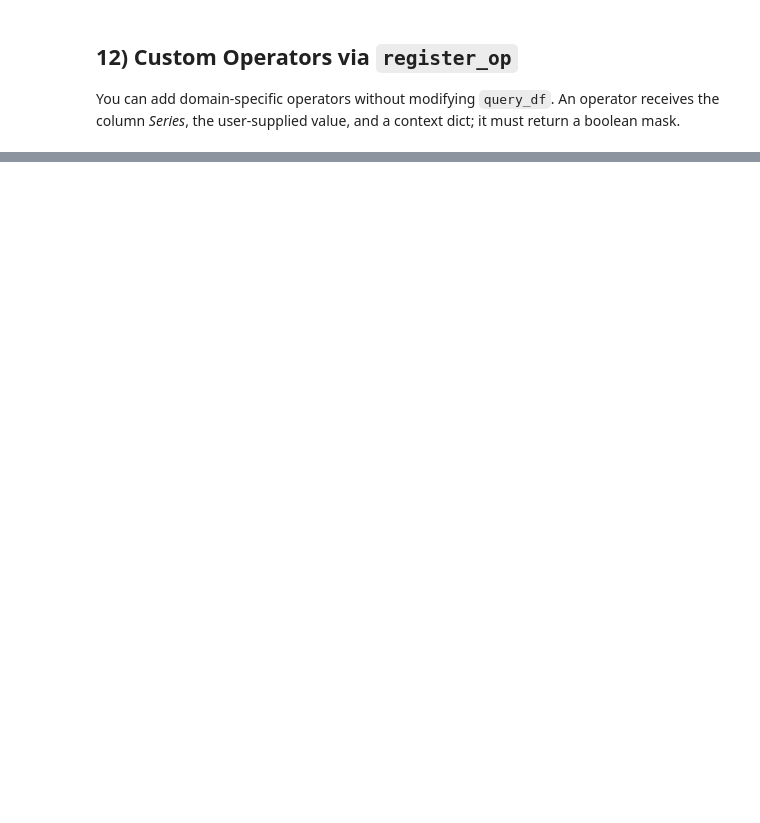
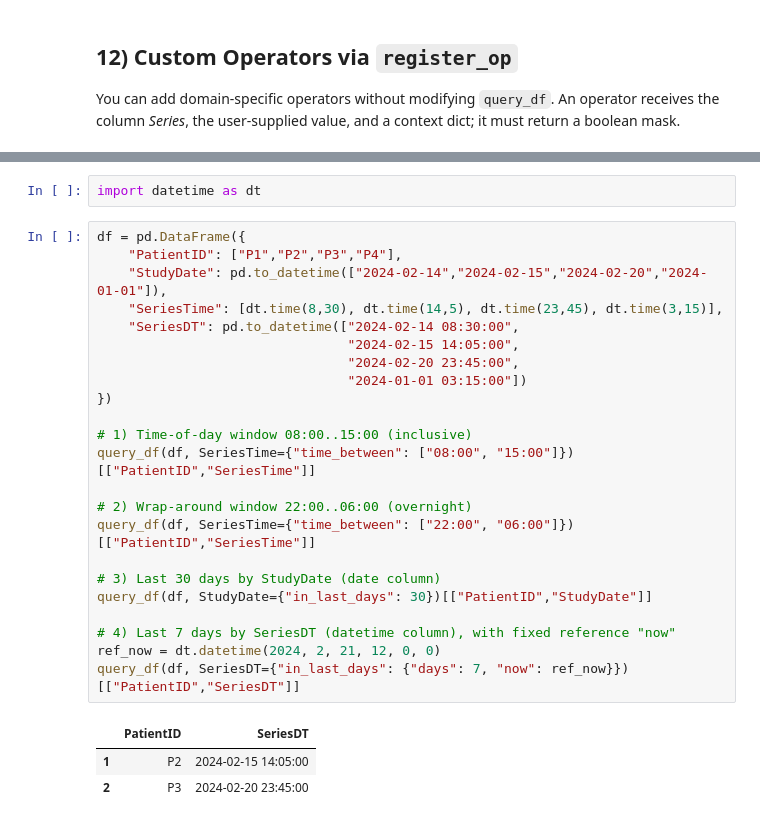
Before and after one commit to YAAbdulkadir/rosamllib, a Jupyter notebook: examples/query_df_tutorial.ipynb, the cells around one changed output, grey strips where cells are left out. Drawn from its saved outputs; the diff is of its cells as text; blank space fills up the shorter version.

```diff
--- a/examples/query_df_tutorial.ipynb
+++ b/examples/query_df_tutorial.ipynb
@@ -155,3 +292,32 @@ query_df(df, Age={'near_int': 35})[['PatientID','Age']]
 - You can add any number of custom operators with `register_op(name, fn)`.
 
 That’s it — happy querying!
+# %%
+import datetime as dt
+# %%
+df = pd.DataFrame({
+    "PatientID": ["P1","P2","P3","P4"],
+    "StudyDate": pd.to_datetime(["2024-02-14","2024-02-15","2024-02-20","2024-01-01"]),
+    "SeriesTime": [dt.time(8,30), dt.time(14,5), dt.time(23,45), dt.time(3,15)],
+    "SeriesDT": pd.to_datetime(["2024-02-14 08:30:00",
+                                "2024-02-15 14:05:00",
+                                "2024-02-20 23:45:00",
+                                "2024-01-01 03:15:00"])
+})
+
+# 1) Time-of-day window 08:00..15:00 (inclusive)
+query_df(df, SeriesTime={"time_between": ["08:00", "15:00"]})[["PatientID","SeriesTime"]]
+
+# 2) Wrap-around window 22:00..06:00 (overnight)
+query_df(df, SeriesTime={"time_between": ["22:00", "06:00"]})[["PatientID","SeriesTime"]]
+
+# 3) Last 30 days by StudyDate (date column)
+query_df(df, StudyDate={"in_last_days": 30})[["PatientID","StudyDate"]]
+
+# 4) Last 7 days by SeriesDT (datetime column), with fixed reference "now"
+ref_now = dt.datetime(2024, 2, 21, 12, 0, 0)
+query_df(df, SeriesDT={"in_last_days": {"days": 7, "now": ref_now}})[["PatientID","SeriesDT"]]
+# %% [output]
+|  | PatientID | SeriesDT |
+| 1 | P2 | 2024-02-15 14:05:00 |
+| 2 | P3 | 2024-02-20 23:45:00 |
```
Also changed, not shown: parts of 22 cells of this notebook.
